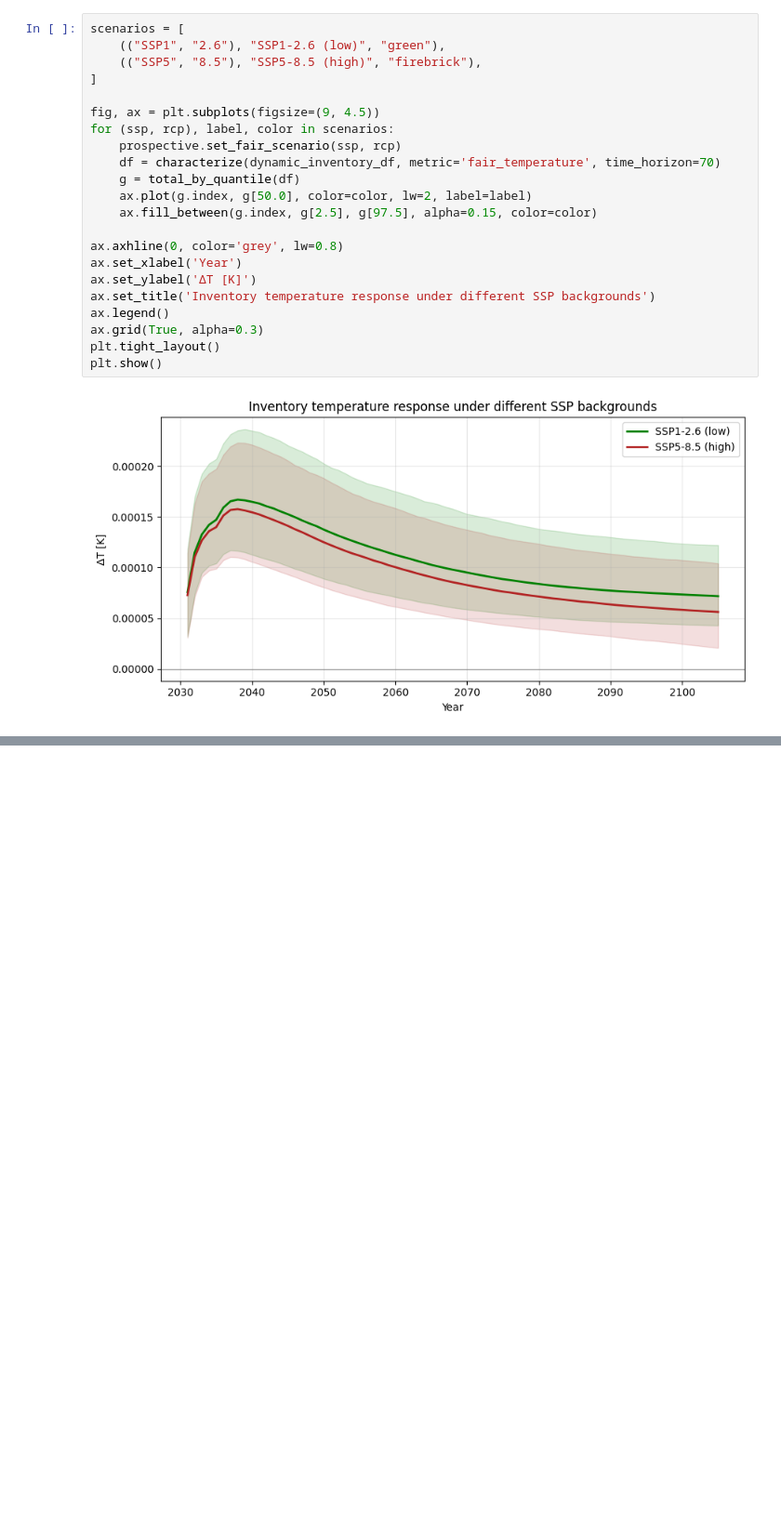
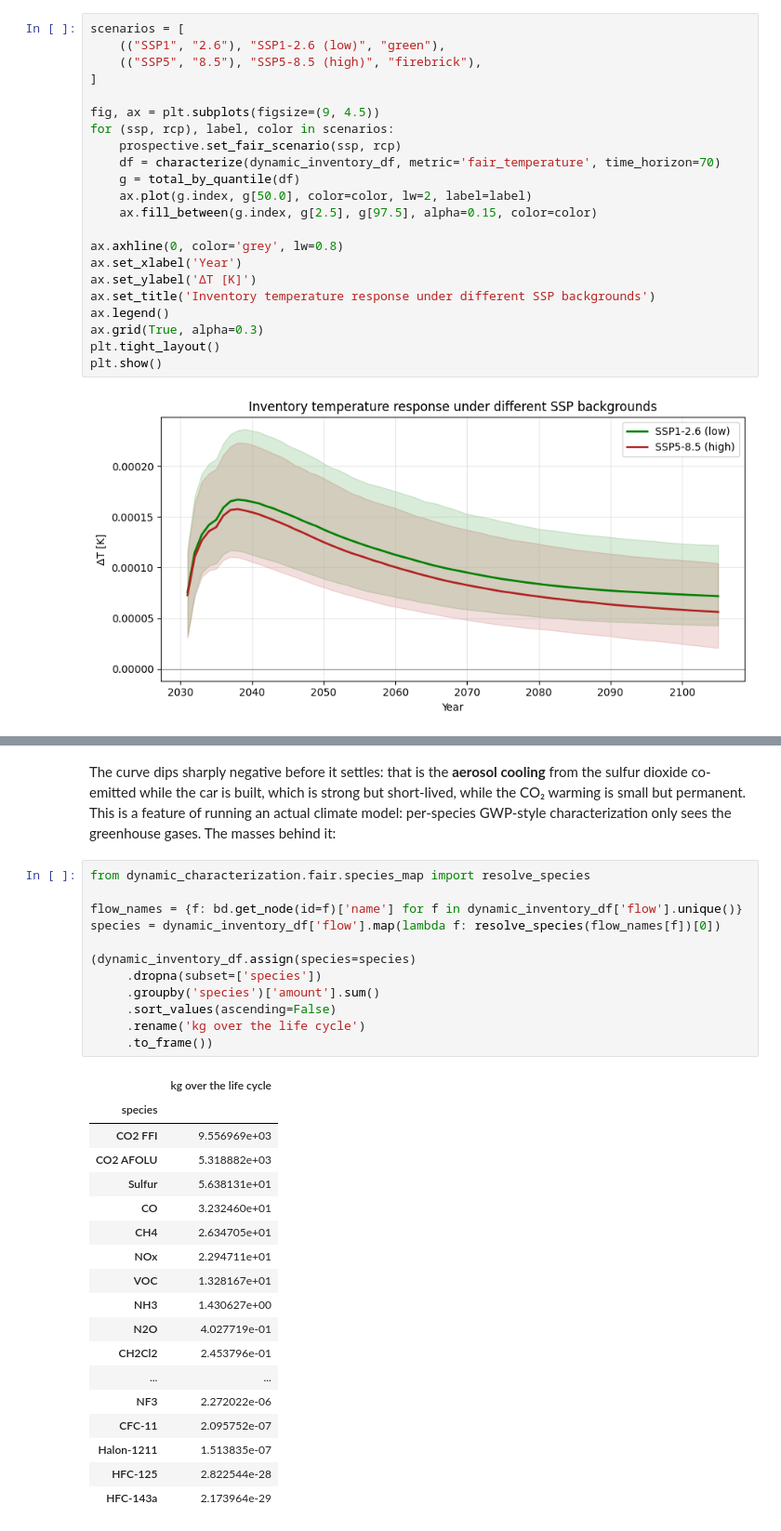
Before and after one commit to brightway-lca/dynamic_characterization, a Jupyter notebook: notebooks/fair_dynamic_lcia_demo.ipynb, the cells around one changed output, grey strips where cells are left out. Shown at 93% size. Saved outputs shown, nothing was run; the diff lists cells and outputs as text; blank space fills up the shorter version.

```diff
--- a/notebooks/fair_dynamic_lcia_demo.ipynb
+++ b/notebooks/fair_dynamic_lcia_demo.ipynb
@@ -267,0 +286,33 @@ From here the per-flow, per-quantile output can be plotted exactly as in Section
+# %% [markdown]
+The curve dips sharply negative before it settles: that is the **aerosol cooling** from the sulfur dioxide co-emitted while the car is built, which is strong but short-lived, while the CO₂ warming is small but permanent. This is a feature of running an actual climate model: per-species GWP-style characterization only sees the greenhouse gases. The masses behind it:
+# %%
+from dynamic_characterization.fair.species_map import resolve_species
+
+flow_names = {f: bd.get_node(id=f)['name'] for f in dynamic_inventory_df['flow'].unique()}
+species = dynamic_inventory_df['flow'].map(lambda f: resolve_species(flow_names[f])[0])
+
+(dynamic_inventory_df.assign(species=species)
+     .dropna(subset=['species'])
+     .groupby('species')['amount'].sum()
+     .sort_values(ascending=False)
+     .rename('kg over the life cycle')
+     .to_frame())
+# %% [output]
+|  | kg over the life cycle |
+| species |  |
+| CO2 FFI | 9.556969e+03 |
+| CO2 AFOLU | 5.318882e+03 |
+| Sulfur | 5.638131e+01 |
+| CO | 3.232460e+01 |
+| CH4 | 2.634705e+01 |
+| NOx | 2.294711e+01 |
+| VOC | 1.328167e+01 |
+| NH3 | 1.430627e+00 |
+| N2O | 4.027719e-01 |
+| CH2Cl2 | 2.453796e-01 |
+| ... | ... |
+| NF3 | 2.272022e-06 |
+| CFC-11 | 2.095752e-07 |
+| Halon-1211 | 1.513835e-07 |
+| HFC-125 | 2.822544e-28 |
+| HFC-143a | 2.173964e-29 |
```
Also changed, not shown: parts of 23 cells of this notebook, 12 other files.
